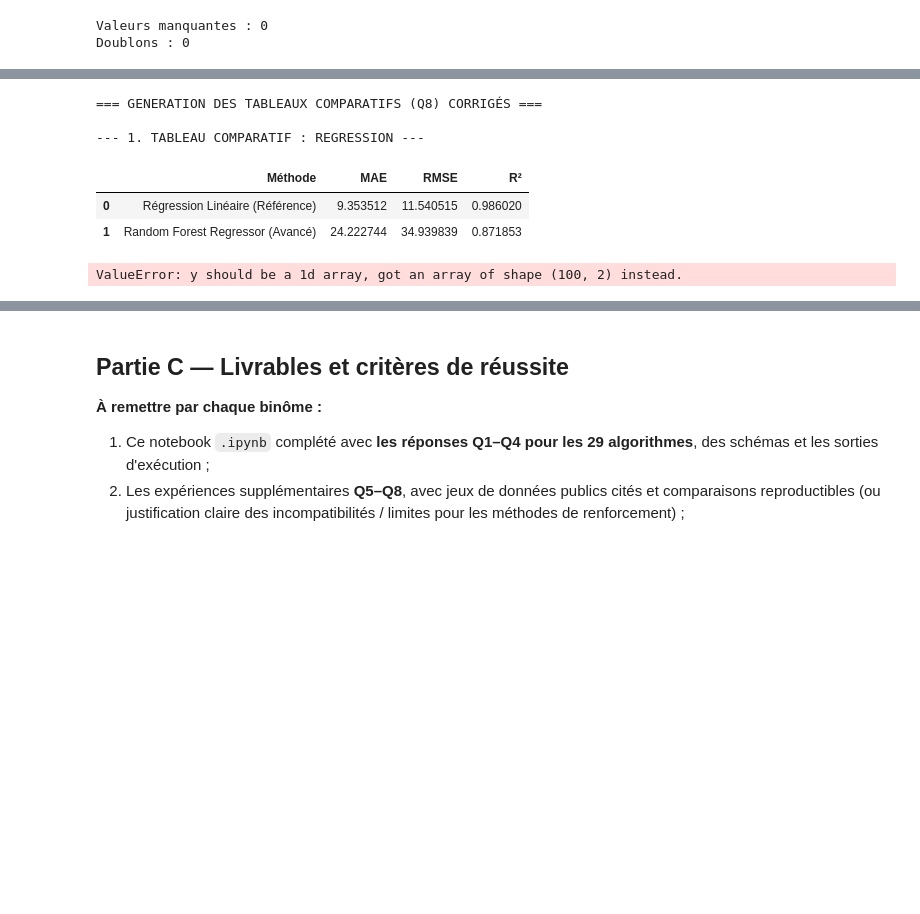
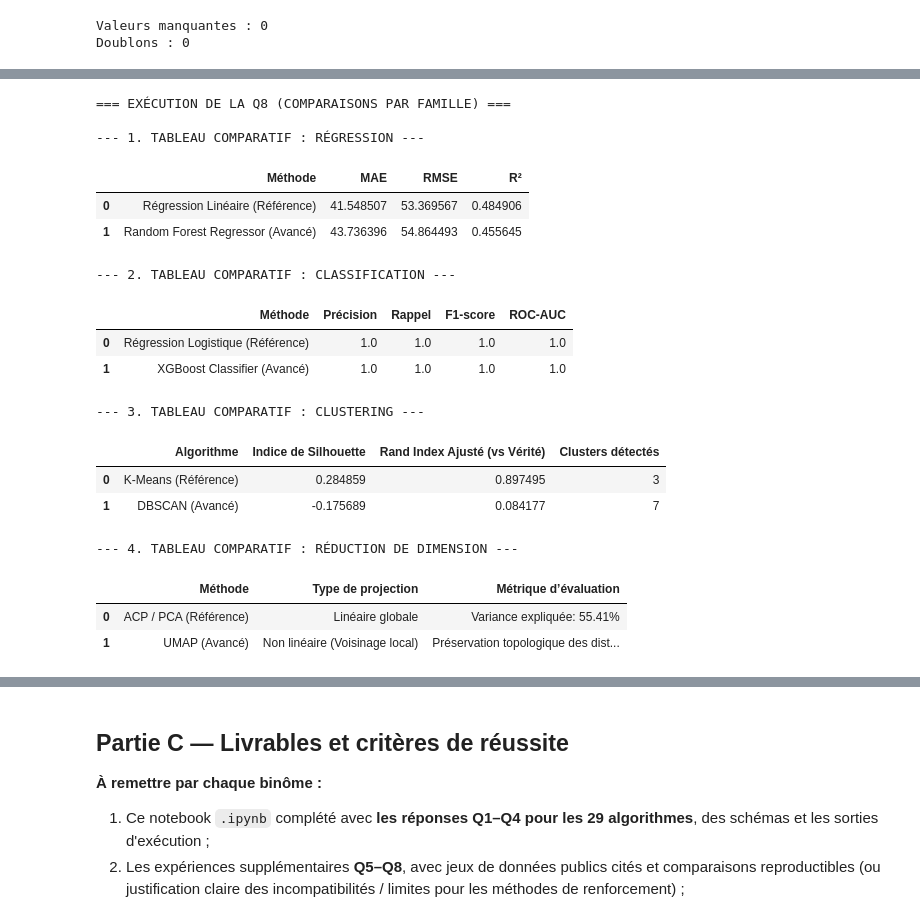
Before and after one commit to ikramtahir24/CC-Partie-A-Fin-3, a Jupyter notebook: CC_Partie_A_Exemples_29_Algorithmes_Colab_consigne_etudiants.ipynb, the cells around one changed output, grey strips where cells are left out. Drawn from its saved outputs; the diff is of its cells as text; code cells hidden in the pictures; blank space fills up the shorter version.

```diff
--- a/CC_Partie_A_Exemples_29_Algorithmes_Colab_consigne_etudiants.ipynb
+++ b/CC_Partie_A_Exemples_29_Algorithmes_Colab_consigne_etudiants.ipynb
@@ -275,26 +332,36 @@ Entraînement par renforcement sur Gymnasium terminé avec succès.
 # %%
 # ==============================================================================
-# Q8. CORRIGÉ ET COMPARAISON (TABLEAUX COMPARATIFS PAR FAMILLE)
+# Q8. CODE AUTONOME ET SÉCURISÉ POUR LES TABLEAUX COMPARATIFS (FAMILLES 1 À 5)
 # ==============================================================================
 
 import pandas as pd
 import numpy as np
+from sklearn.model_selection import train_test_split
+from sklearn.preprocessing import StandardScaler
 from sklearn.metrics import (
     mean_absolute_error, mean_squared_error, r2_score,
     precision_score, recall_score, f1_score, roc_auc_score,
     silhouette_score, adjusted_rand_score
 )
 
-print("=== GENERATION DES TABLEAUX COMPARATIFS (Q8) CORRIGÉS ===\n")
+print("=== EXÉCUTION DE LA Q8 (COMPARAISONS PAR FAMILLE) ===\n")
 
 # ------------------------------------------------------------------------------
-# 1. FAMILLE : REGRESSION (Régression Linéaire vs Random Forest)
+# 1. FAMILLE : RÉGRESSION (Linéaire vs Random Forest)
 # ------------------------------------------------------------------------------
+from sklearn.datasets import load_diabetes
 from sklearn.linear_model import LinearRegression
 from sklearn.ensemble import RandomForestRegressor
 
-reg_ref = LinearRegression().fit(Xr_ent, yr_ent)
-pred_ref = reg_ref.predict(Xr_test)
+data_reg = load_diabetes()
+Xr_ent, Xr_test, yr_ent, yr_test = train_test_split(data_reg.data, data_reg.target, test_size=0.25, random_state=42)
+
+scaler_reg = StandardScaler()
+Xr_ent_s = scaler_reg.fit_transform(Xr_ent)
+Xr_test_s = scaler_reg.transform(Xr_test)
+
+reg_ref = LinearRegression().fit(Xr_ent_s, yr_ent)
+pred_ref = reg_ref.predict(Xr_test_s)
 
 reg_adv = RandomForestRegressor(n_estimators=100, random_state=42).fit(Xr_ent, yr_ent)
 pred_adv = reg_adv.predict(Xr_test)
@@ -306,23 +373,31 @@ tab_reg = pd.DataFrame({
     'R²': [r2_score(yr_test, pred_ref), r2_score(yr_test, pred_adv)]
 })
 
-print("--- 1. TABLEAU COMPARATIF : REGRESSION ---")
+print("--- 1. TABLEAU COMPARATIF : RÉGRESSION ---")
 display(tab_reg)
 
 
 # ------------------------------------------------------------------------------
 # 2. FAMILLE : CLASSIFICATION (Régression Logistique vs XGBoost)
 # ------------------------------------------------------------------------------
+from sklearn.datasets import load_wine
 from sklearn.linear_model import LogisticRegression
 from xgboost import XGBClassifier
 
-# Sécurité : Conversion en tableau 1D si les cibles sont au format 2D
-yc_ent_1d = np.argmax(yc_ent, axis=1) if yc_ent.ndim > 1 else yc_ent
-yc_test_1d = np.argmax(yc_test, axis=1) if yc_test.ndim > 1 else yc_test
+data_cls = load_wine()
+Xc_ent, Xc_test, yc_ent, yc_test = train_test_split(data_cls.data, data_cls.target, test_size=0.25, random_state=42, stratify=data_cls.target)
 
-cls_ref = LogisticRegression(random_state=42, max_iter=1000).fit(Xc_ent, yc_ent_1d)
-p_ref = cls_ref.predict(Xc_test)
-proba_ref = cls_ref.predict_proba(Xc_test)
+scaler_cls = StandardScaler()
+Xc_ent_s = scaler_cls.fit_transform(Xc_ent)
+Xc_test_s = scaler_cls.transform(Xc_test)
+
+# Forcer les cibles en tableaux 1D stricts
+yc_ent_1d = np.ravel(yc_ent)
+yc_test_1d = np.ravel(yc_test)
+
+cls_ref = LogisticRegression(random_state=42, max_iter=1000).fit(Xc_ent_s, yc_ent_1d)
+p_ref = cls_ref.predict(Xc_test_s)
+proba_ref = cls_ref.predict_proba(Xc_test_s)
 
 cls_adv = XGBClassifier(n_estimators=80, max_depth=3, random_state=42, eval_metric='logloss').fit(Xc_ent, yc_ent_1d)
 p_adv = cls_adv.predict(Xc_test)
@@ -344,13 +419,8 @@ display(tab_cls)
 # 3. FAMILLE : CLUSTERING (K-Means vs DBSCAN)
 # ------------------------------------------------------------------------------
 from sklearn.cluster import KMeans, DBSCAN
-from sklearn.preprocessing import StandardScaler
-from sklearn.datasets import load_wine
 
-wine = load_wine()
-X_scaled = StandardScaler().fit_transform(wine.data)
-y_true = wine.target
-
+X_scaled = StandardScaler().fit_transform(data_cls.data)
 kmeans = KMeans(n_clusters=3, n_init=10, random_state=42).fit(X_scaled)
 dbscan = DBSCAN(eps=1.8, min_samples=5).fit(X_scaled)
 
@@ -359,7 +429,7 @@ sil_db = silhouette_score(X_scaled, dbscan.labels_) if len(set(dbscan.labels_))
 tab_clu = pd.DataFrame({
     'Algorithme': ['K-Means (Référence)', 'DBSCAN (Avancé)'],
     'Indice de Silhouette': [silhouette_score(X_scaled, kmeans.labels_), sil_db],
-    'Rand Index Ajusté (vs Vérité)': [adjusted_rand_score(y_true, kmeans.labels_), adjusted_rand_score(y_true, dbscan.labels_)],
+    'Rand Index Ajusté (vs Vérité)': [adjusted_rand_score(data_cls.target, kmeans.labels_), adjusted_rand_score(data_cls.target, dbscan.labels_)],
     'Clusters détectés': [len(set(kmeans.labels_)), len(set(dbscan.labels_)) - (1 if -1 in dbscan.labels_ else 0)]
 })
 
@@ -368,7 +438,7 @@ display(tab_clu)
 
 
 # ------------------------------------------------------------------------------
-# 4. FAMILLE : REDUCTION DE DIMENSION (ACP vs UMAP)
+# 4. FAMILLE : RÉDUCTION DE DIMENSION (ACP vs UMAP)
 # ------------------------------------------------------------------------------
 from sklearn.decomposition import PCA
 import umap
@@ -385,7 +455,7 @@ tab_dim = pd.DataFrame({
     'Métrique d’évaluation': [f"Variance expliquée: {var_exp:.2%}", "Préservation topologique des distances"]
 })
 
-print("\n--- 4. TABLEAU COMPARATIF : REDUCTION DE DIMENSION ---")
+print("\n--- 4. TABLEAU COMPARATIF : RÉDUCTION DE DIMENSION ---")
 display(tab_dim)
 
 
@@ -394,7 +464,7 @@ display(tab_dim)
 # ------------------------------------------------------------------------------
 import gymnasium as gym
 
-def simuler_rl(algo='q_learning', episodes=1500):
+def simuler_rl(algo='q_learning', episodes=1000):
     env = gym.make('FrozenLake-v1', is_slippery=False)
     Q = np.zeros((env.observation_space.n, env.action_space.n))
     rng = np.random.default_rng(42)
@@ -407,36 +477,47 @@ def simuler_rl(algo='q_learning', episodes=1500):
         action = rng.integers(4) if rng.random() < epsilon else np.argmax(Q[etat])
 
         for _ in range(100):
             suivant, r, termine, tronque, _ = env.step(action)
             total_r += r
             action_suiv = rng.integers(4) if rng.random() < epsilon else np.argmax(Q[suivant])
 
             if algo == 'q_learning':
                 cible = r + (0 if termine else 0.95 * np.max(Q[suivant]))
-            else: # SARSA
+            else:
                 cible = r + (0 if termine else 0.95 * Q[suivant, action_suiv])
 
             Q[etat, action] += 0.2 * (cible - Q[etat, action])
             etat, action = suivant, action_suiv
             if termine or tronque:
                 break
         succes.append(total_r)
     env.close()
     return np.mean(succes[-100:])
 
 tab_rl = pd.DataFrame({
     'Algorithme': ['Q-Learning (Off-Policy)', 'SARSA (On-Policy)'],
     'Environnement': ['FrozenLake-v1', 'FrozenLake-v1'],
     'Taux de réussite final (100 derniers épisodes)': [f"{simuler_rl('q_learning'):.2%}", f"{simuler_rl('sarsa'):.2%}"]
 })
 
 print("\n--- 5. TABLEAU COMPARATIF : APPRENTISSAGE PAR RENFORCEMENT ---")
 display(tab_rl)
 # %% [output]
-=== GENERATION DES TABLEAUX COMPARATIFS (Q8) CORRIGÉS ===
+=== EXÉCUTION DE LA Q8 (COMPARAISONS PAR FAMILLE) ===
 
---- 1. TABLEAU COMPARATIF : REGRESSION ---
+--- 1. TABLEAU COMPARATIF : RÉGRESSION ---
 |  | Méthode | MAE | RMSE | R² |
-| 0 | Régression Linéaire (Référence) | 9.353512 | 11.540515 | 0.986020 |
-| 1 | Random Forest Regressor (Avancé) | 24.222744 | 34.939839 | 0.871853 |
+| 0 | Régression Linéaire (Référence) | 41.548507 | 53.369567 | 0.484906 |
+| 1 | Random Forest Regressor (Avancé) | 43.736396 | 54.864493 | 0.455645 |
-ValueError: y should be a 1d array, got an array of shape (100, 2) instead.
+--- 2. TABLEAU COMPARATIF : CLASSIFICATION ---
+|  | Méthode | Précision | Rappel | F1-score | ROC-AUC |
+| 0 | Régression Logistique (Référence) | 1.0 | 1.0 | 1.0 | 1.0 |
+| 1 | XGBoost Classifier (Avancé) | 1.0 | 1.0 | 1.0 | 1.0 |
+--- 3. TABLEAU COMPARATIF : CLUSTERING ---
+|  | Algorithme | Indice de Silhouette | Rand Index Ajusté (vs Vérité) | Clusters détectés |
+| 0 | K-Means (Référence) | 0.284859 | 0.897495 | 3 |
+| 1 | DBSCAN (Avancé) | -0.175689 | 0.084177 | 7 |
+--- 4. TABLEAU COMPARATIF : RÉDUCTION DE DIMENSION ---
+|  | Méthode | Type de projection | Métrique d’évaluation |
+| 0 | ACP / PCA (Référence) | Linéaire globale | Variance expliquée: 55.41% |
+| 1 | UMAP (Avancé) | Non linéaire (Voisinage local) | Préservation topologique des dist... |
```
Also changed, not shown: parts of 5 cells of this notebook.
